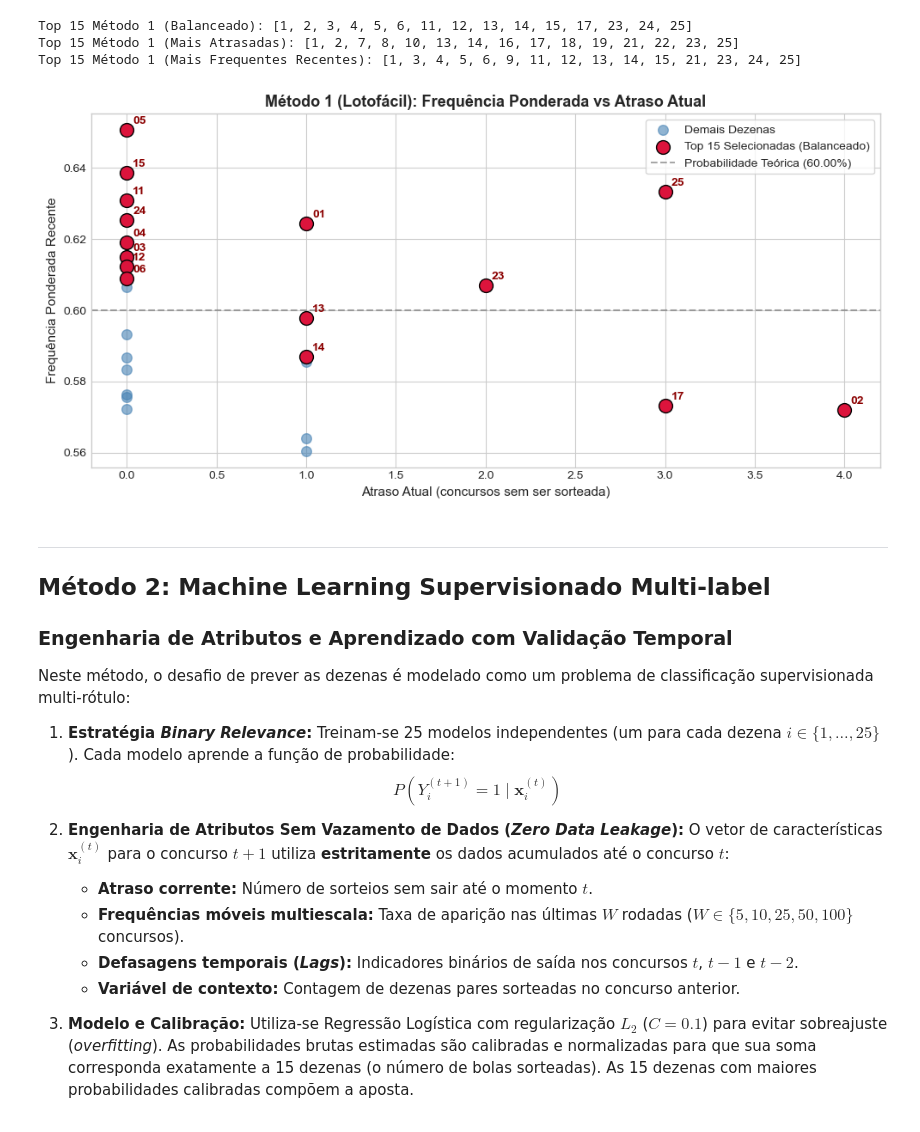
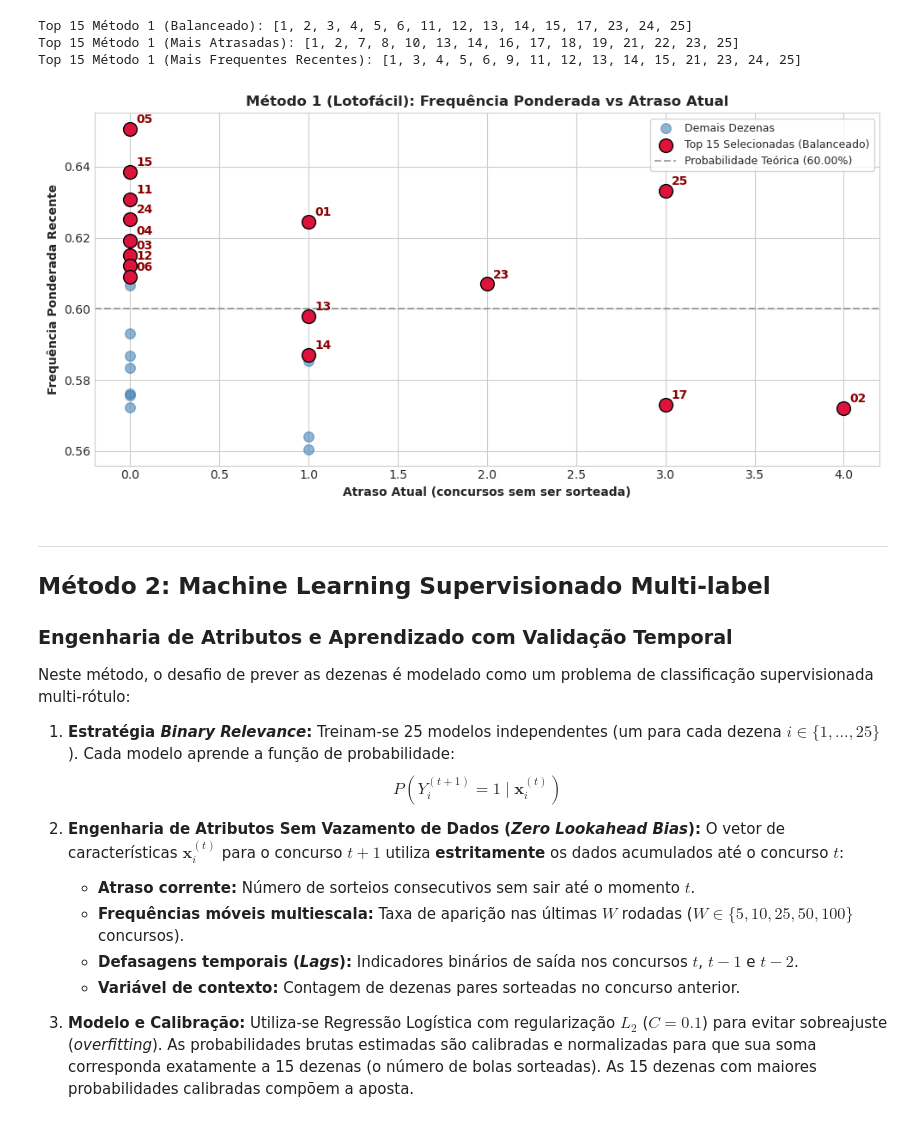
Before and after one commit to vinicius-matos7/teoria-da-decisao-loterias, a Jupyter notebook: notebooks/lotofacil.ipynb, the cells around one changed output. Saved outputs shown, nothing was run; the diff lists cells and outputs as text; code cells hidden in the pictures.

```diff
--- a/notebooks/lotofacil.ipynb
+++ b/notebooks/lotofacil.ipynb
@@ -23,39 +30,43 @@ Implementamos e comparamos **3 métodos analíticos complementares**:
 import sys
 import os
 
-# Garante que o módulo mega_sena_models seja localizado a partir da raiz ou de notebooks/
+# Garante a localização do módulo mega_sena_models a partir da raiz ou da pasta notebooks/
 for path_cand in ['.', '..', os.path.dirname(os.getcwd())]:
     if os.path.exists(os.path.join(path_cand, 'mega_sena_models.py')):
-        abs_cand = os.path.abspath(path_cand)
-        if abs_cand not in sys.path:
-            sys.path.insert(0, abs_cand)
+        if path_cand not in sys.path:
+            sys.path.insert(0, path_cand)
         break
 
 import numpy as np
 import pandas as pd
 import matplotlib.pyplot as plt
+import matplotlib.patches as patches
+import seaborn as sns
+from scipy.stats import beta
+
 from mega_sena_models import (
     load_lottery_data,
     find_latest_lottery_file,
-    compute_delay_statistics,
     FrequencyDelayModel,
     MultiLabelMLModel,
     BayesianDecisionModel,
+    GianellaColorTemplateModel,
     run_all_lottery_methods
 )
 
-# Configurações de exibição
-pd.set_option('display.max_columns', 15)
-pd.set_option('display.width', 1000)
-pd.set_option('display.precision', 5)
+# Configuração estética dos gráficos
 plt.style.use('seaborn-v0_8-whitegrid' if 'seaborn-v0_8-whitegrid' in plt.style.available else 'default')
+plt.rcParams['font.sans-serif'] = ['DejaVu Sans', 'Arial', 'Helvetica']
+plt.rcParams['axes.edgecolor'] = '#CCCCCC'
+plt.rcParams['axes.linewidth'] = 0.8
 
+# Carregando base histórica
 EXCEL_PATH = find_latest_lottery_file('lotofacil')
 df, binary_matrix, cfg = load_lottery_data(EXCEL_PATH, game='lotofacil')
+n_sorteios, n_dezenas = binary_matrix.shape
+next_concurso = int(df['Concurso'].max()) + 1
 
-print(f"Loteria: {cfg['name']} ({cfg['n_dezenas']} dezenas totais, {cfg['k']} dezenas por concurso)")
-print(f"Total de concursos carregados: {len(df)}")
-print(f"Primeiro concurso: {df.iloc[0]['Concurso']} ({df.iloc[0]['Data']})")
-print(f"Último concurso: {df.iloc[-1]['Concurso']} ({df.iloc[-1]['Data']})")
-print(f"Formato da matriz binária de ocorrências: {binary_matrix.shape}")
+print(f"Modalidade: {cfg['name']} | Concursos Históricos Carregados: {n_sorteios}")
+print(f"Total de Dezenas: {cfg['n_dezenas']} | Dezenas Sorteadas por Concurso (k): {cfg['k']}")
+print(f"Próximo Concurso Estimado: {next_concurso}")
 # %% [output]
@@ -98,40 +107,41 @@ df_m1 = m1.get_scores_df()
 pred_m1_bal = m1.predict_top_k(15, strategy='balanced')
 pred_m1_over = m1.predict_top_k(15, strategy='overdue')
 pred_m1_mom = m1.predict_top_k(15, strategy='momentum')
 
 print(f"Top 15 Método 1 (Balanceado): {pred_m1_bal}")
 print(f"Top 15 Método 1 (Mais Atrasadas): {pred_m1_over}")
 print(f"Top 15 Método 1 (Mais Frequentes Recentes): {pred_m1_mom}")
 
 # Visualização: Atraso Atual vs Frequência Ponderada
-fig, ax = plt.subplots(figsize=(10, 5))
+fig, ax = plt.subplots(figsize=(10, 5), dpi=100)
 selected_mask = df_m1['dezena'].isin(pred_m1_bal)
 
 ax.scatter(df_m1.loc[~selected_mask, 'atraso_atual'],
            df_m1.loc[~selected_mask, 'freq_ponderada'],
            c='steelblue', alpha=0.6, s=70, label='Demais Dezenas')
 
 ax.scatter(df_m1.loc[selected_mask, 'atraso_atual'],
            df_m1.loc[selected_mask, 'freq_ponderada'],
            c='crimson', edgecolors='black', s=130, zorder=5, label=f'Top 15 Selecionadas (Balanceado)')
 
 for _, r in df_m1[selected_mask].iterrows():
     ax.annotate(f"{int(r['dezena']):02d}",
                 (r['atraso_atual'], r['freq_ponderada']),
                 textcoords="offset points", xytext=(5, 5), fontweight='bold', color='darkred')
 
-ax.set_title(f"Método 1 (Lotofácil): Frequência Ponderada vs Atraso Atual", fontsize=13, fontweight='bold')
-ax.set_xlabel("Atraso Atual (concursos sem ser sorteada)", fontsize=11)
-ax.set_ylabel("Frequência Ponderada Recente", fontsize=11)
-ax.axhline(0.6, color='gray', linestyle='--', alpha=0.7, label=f'Probabilidade Teórica (60.00%)')
-ax.legend(frameon=True)
+p_ref = 15 / 25
+ax.set_title(f"Método 1 (Lotofácil): Frequência Ponderada vs Atraso Atual", fontsize=12, fontweight='bold')
+ax.set_xlabel("Atraso Atual (concursos sem ser sorteada)", fontsize=10, fontweight='bold')
+ax.set_ylabel("Frequência Ponderada Recente", fontsize=10, fontweight='bold')
+ax.axhline(p_ref, color='gray', linestyle='--', alpha=0.7, label=f'Probabilidade Teórica ({p_ref*100:.2f}%)')
+ax.legend(frameon=True, fontsize=9)
 plt.tight_layout()
 plt.show()
 # %% [output]
 Top 15 Método 1 (Balanceado): [1, 2, 3, 4, 5, 6, 11, 12, 13, 14, 15, 17, 23, 24, 25]
 Top 15 Método 1 (Mais Atrasadas): [1, 2, 7, 8, 10, 13, 14, 16, 17, 18, 19, 21, 22, 23, 25]
 Top 15 Método 1 (Mais Frequentes Recentes): [1, 3, 4, 5, 6, 9, 11, 12, 13, 14, 15, 21, 23, 24, 25]
-[figure, old version]
+[figure, new version]
 # %% [markdown]
 ---
 ## Método 2: Machine Learning Supervisionado Multi-label
@@ -143,9 +153,9 @@ Neste método, o desafio de prever as dezenas é modelado como um problema de cl
    Treinam-se 25 modelos independentes (um para cada dezena $i \in \{1, \dots, 25\}$). Cada modelo aprende a função de probabilidade:
    $$P\left(Y_i^{(t+1)} = 1 \mid \mathbf{x}_i^{(t)}\right)$$
 
-2. **Engenharia de Atributos Sem Vazamento de Dados (*Zero Data Leakage*):**
+2. **Engenharia de Atributos Sem Vazamento de Dados (*Zero Lookahead Bias*):**
    O vetor de características $\mathbf{x}_i^{(t)}$ para o concurso $t+1$ utiliza **estritamente** os dados acumulados até o concurso $t$:
-   - **Atraso corrente:** Número de sorteios sem sair até o momento $t$.
+   - **Atraso corrente:** Número de sorteios consecutivos sem sair até o momento $t$.
    - **Frequências móveis multiescala:** Taxa de aparição nas últimas $W$ rodadas ($W \in \{5, 10, 25, 50, 100\}$ concursos).
    - **Defasagens temporais (*Lags*):** Indicadores binários de saída nos concursos $t$, $t-1$ e $t-2$.
    - **Variável de contexto:** Contagem de dezenas pares sorteadas no concurso anterior.
```
Also changed, not shown: parts of 17 cells of this notebook, 3 other files.
